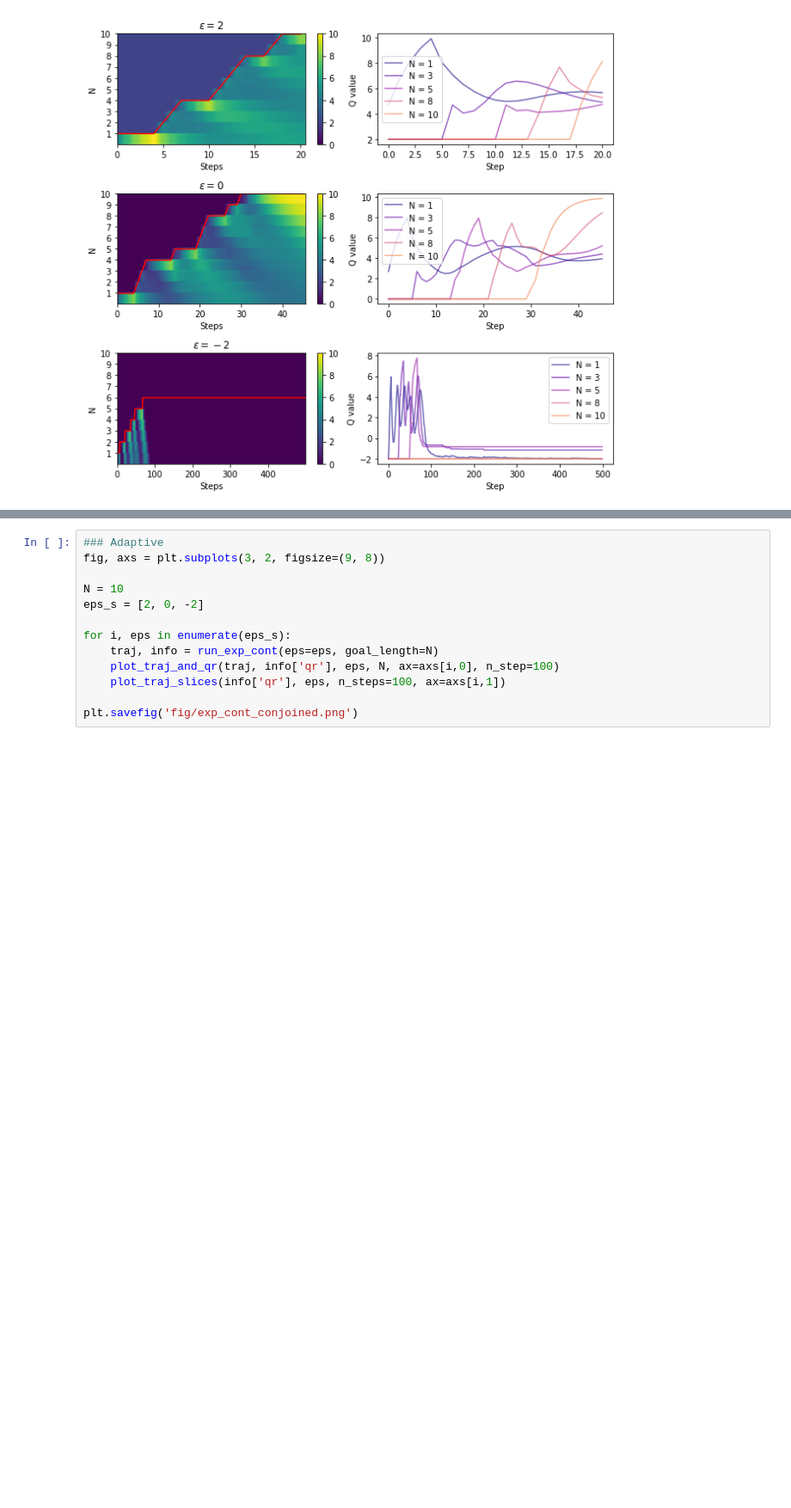
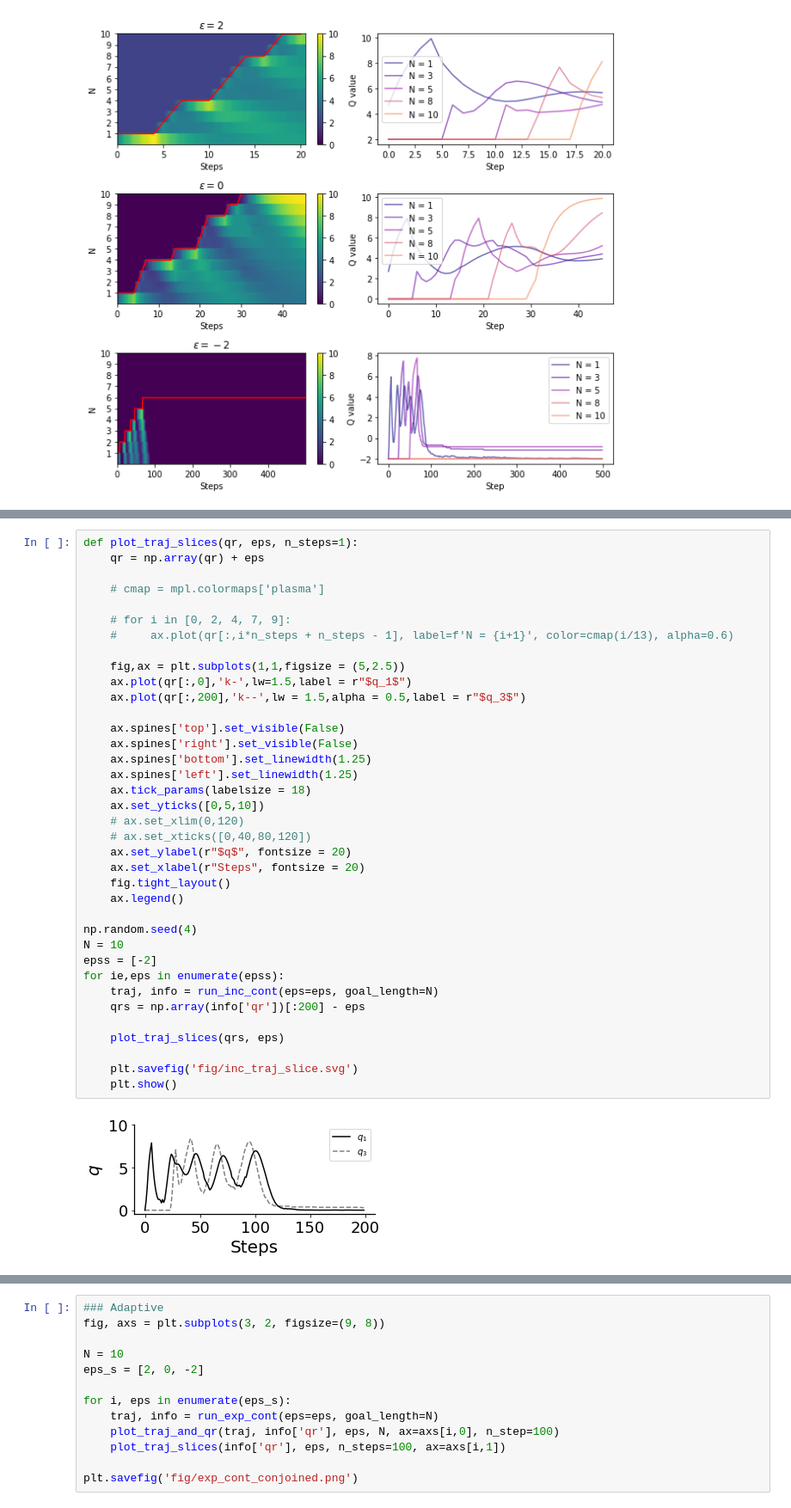
Before and after one commit to wtong98/automated-curriculum-learning, a Jupyter notebook: binary_env/paper_fig/notebook/plotter.ipynb, the cells around one changed output, grey strips where cells are left out. Shown at 86% size. Drawn from its saved outputs; the diff is of its cells as text; blank space fills up the shorter version.

```diff
--- a/binary_env/paper_fig/notebook/plotter.ipynb
+++ b/binary_env/paper_fig/notebook/plotter.ipynb
@@ -278,0 +333,39 @@ plt.savefig('fig/inc_cont_conjoined.png')
+# %%
+def plot_traj_slices(qr, eps, n_steps=1):
+    qr = np.array(qr) + eps
+
+    # cmap = mpl.colormaps['plasma']
+
+    # for i in [0, 2, 4, 7, 9]:
+    #     ax.plot(qr[:,i*n_steps + n_steps - 1], label=f'N = {i+1}', color=cmap(i/13), alpha=0.6)
+
+    fig,ax = plt.subplots(1,1,figsize = (5,2.5))
+    ax.plot(qr[:,0],'k-',lw=1.5,label = r"$q_1$")
+    ax.plot(qr[:,200],'k--',lw = 1.5,alpha = 0.5,label = r"$q_3$")
+
+    ax.spines['top'].set_visible(False)
+    ax.spines['right'].set_visible(False)
+    ax.spines['bottom'].set_linewidth(1.25)
+    ax.spines['left'].set_linewidth(1.25)
+    ax.tick_params(labelsize = 18)
+    ax.set_yticks([0,5,10])
+    # ax.set_xlim(0,120)
+    # ax.set_xticks([0,40,80,120])
+    ax.set_ylabel(r"$q$", fontsize = 20)
+    ax.set_xlabel(r"Steps", fontsize = 20)
+    fig.tight_layout()
+    ax.legend()
+
+np.random.seed(4)
+N = 10
+epss = [-2]
+for ie,eps in enumerate(epss):
+    traj, info = run_inc_cont(eps=eps, goal_length=N)
+    qrs = np.array(info['qr'])[:200] - eps
+
+    plot_traj_slices(qrs, eps)
+
+    plt.savefig('fig/inc_traj_slice.svg')
+    plt.show()
+# %% [output]
+[figure, added]
```
Also changed, not shown: parts of 7 cells of this notebook, 4 other files.
